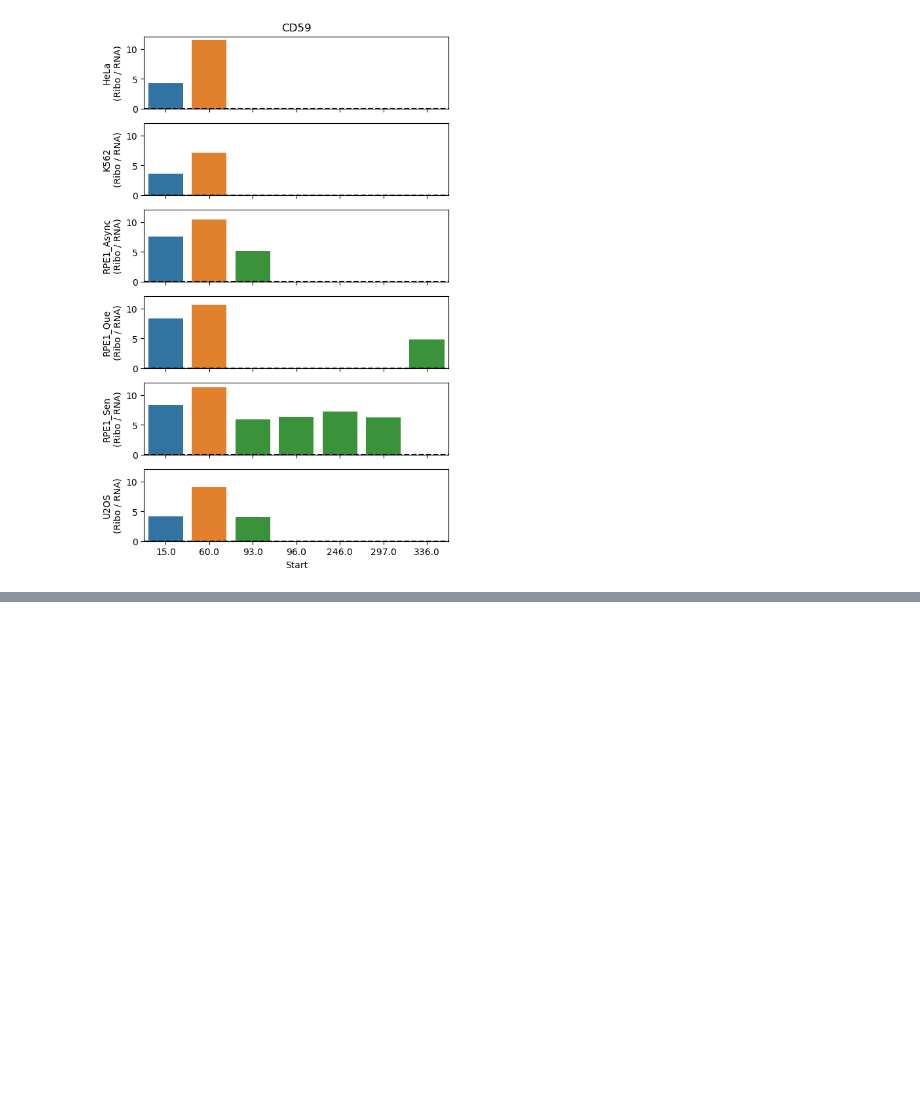
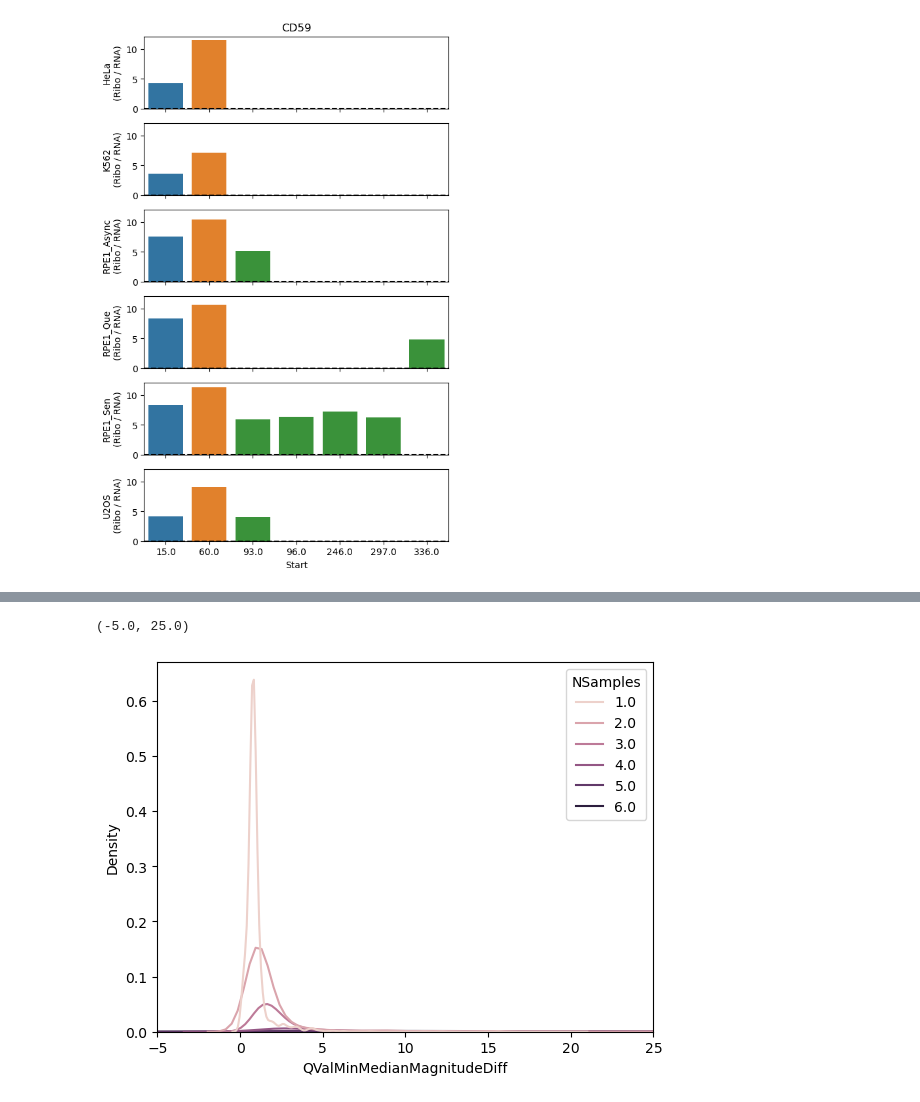
Before and after one commit to cheeseman-lab/coTISja, a Jupyter notebook: src/notebooks/sample_comparison.ipynb, the cells around one changed output, grey strips where cells are left out. Cells and saved outputs as stored; diff of their text form; code cells hidden in the pictures; blank space fills up the shorter version.

```diff
--- a/src/notebooks/sample_comparison.ipynb
+++ b/src/notebooks/sample_comparison.ipynb
@@ -428,0 +539,9 @@ Text(0.5, 1.0, 'CD59')
+# %%
+sns.kdeplot(
+    tis_summary[tis_summary['MedianDiffQVal'] < 0.01],
+    x='QValMinMedianMagnitudeDiff', hue='NSamples'
+)
+plt.xlim(-5, 25)
+# %% [output]
+(-5.0, 25.0)
+[figure, added]
```
Also changed, not shown: parts of 44 cells of this notebook.
